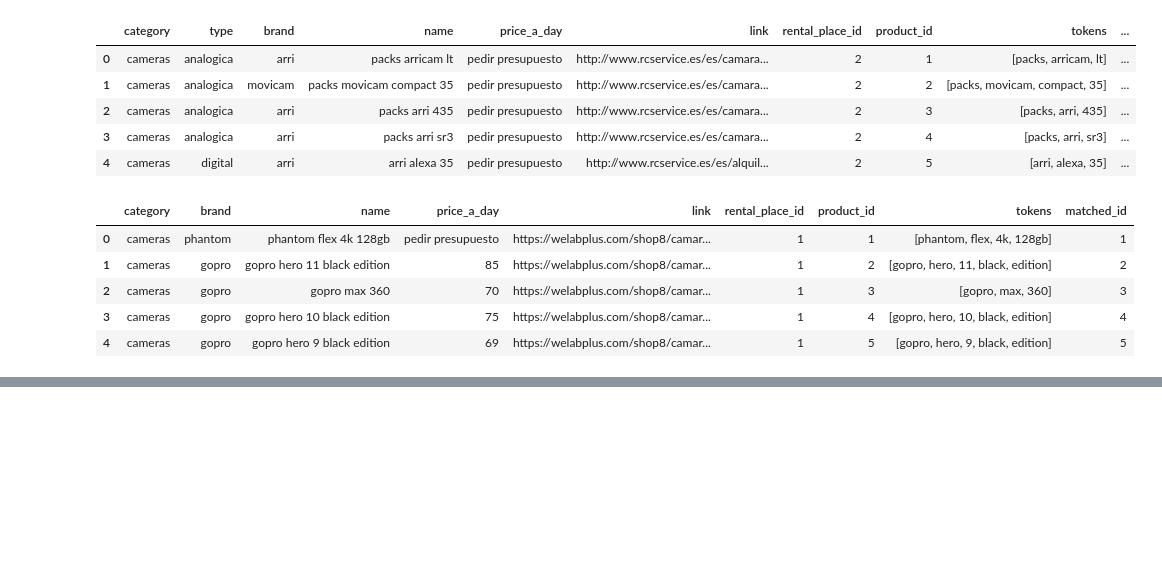
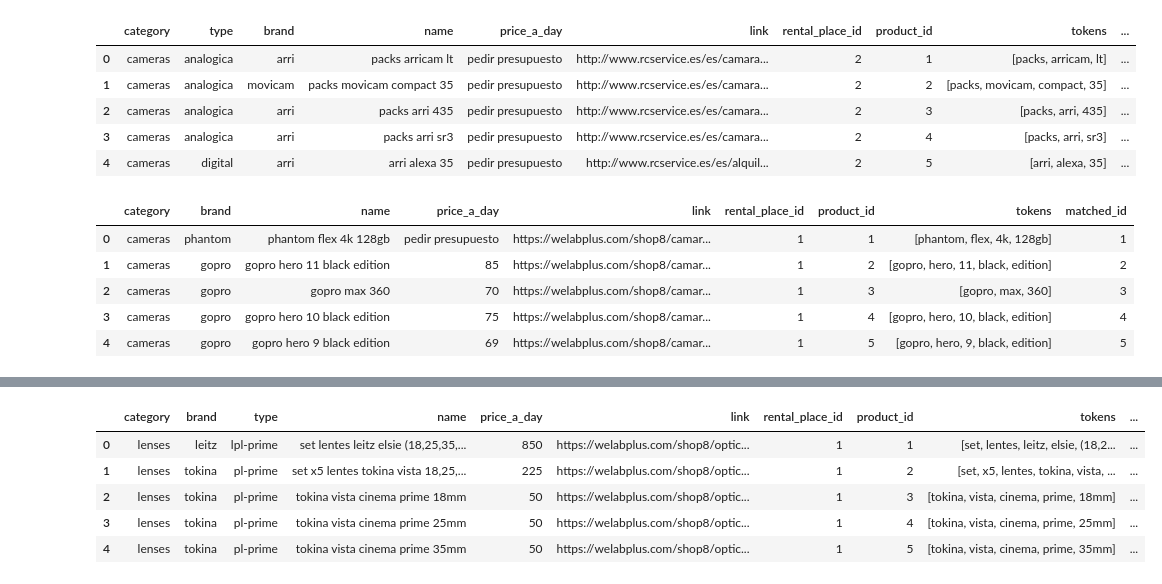
Before and after one commit to LeoBulcsu/finalproject, a Jupyter notebook: notebooks/data_transformation.ipynb, the cells around one changed output, grey strips where cells are left out. Saved outputs shown, nothing was run; the diff lists cells and outputs as text; code cells hidden in the pictures; blank space fills up the shorter version.

```diff
--- a/notebooks/data_transformation.ipynb
+++ b/notebooks/data_transformation.ipynb
@@ -141,0 +156,9 @@ wl_lights_3, ov_lights_3 = lights
+# %%
+lens_rental_df.head()
+# %% [output]
+|  | category | brand | type | name | price_a_day | link | rental_place_id | product_id | tokens | ... |
+| 0 | lenses | leitz | lpl-prime | set lentes leitz elsie (18,25,35,... | 850 | https://welabplus.com/shop8/optic... | 1 | 1 | [set, lentes, leitz, elsie, (18,2... | ... |
+| 1 | lenses | tokina | pl-prime | set x5 lentes tokina vista 18,25,... | 225 | https://welabplus.com/shop8/optic... | 1 | 2 | [set, x5, lentes, tokina, vista, ... | ... |
+| 2 | lenses | tokina | pl-prime | tokina vista cinema prime 18mm | 50 | https://welabplus.com/shop8/optic... | 1 | 3 | [tokina, vista, cinema, prime, 18mm] | ... |
+| 3 | lenses | tokina | pl-prime | tokina vista cinema prime 25mm | 50 | https://welabplus.com/shop8/optic... | 1 | 4 | [tokina, vista, cinema, prime, 25mm] | ... |
+| 4 | lenses | tokina | pl-prime | tokina vista cinema prime 35mm | 50 | https://welabplus.com/shop8/optic... | 1 | 5 | [tokina, vista, cinema, prime, 35mm] | ... |
```
Also changed, not shown: parts of 4 cells of this notebook.
